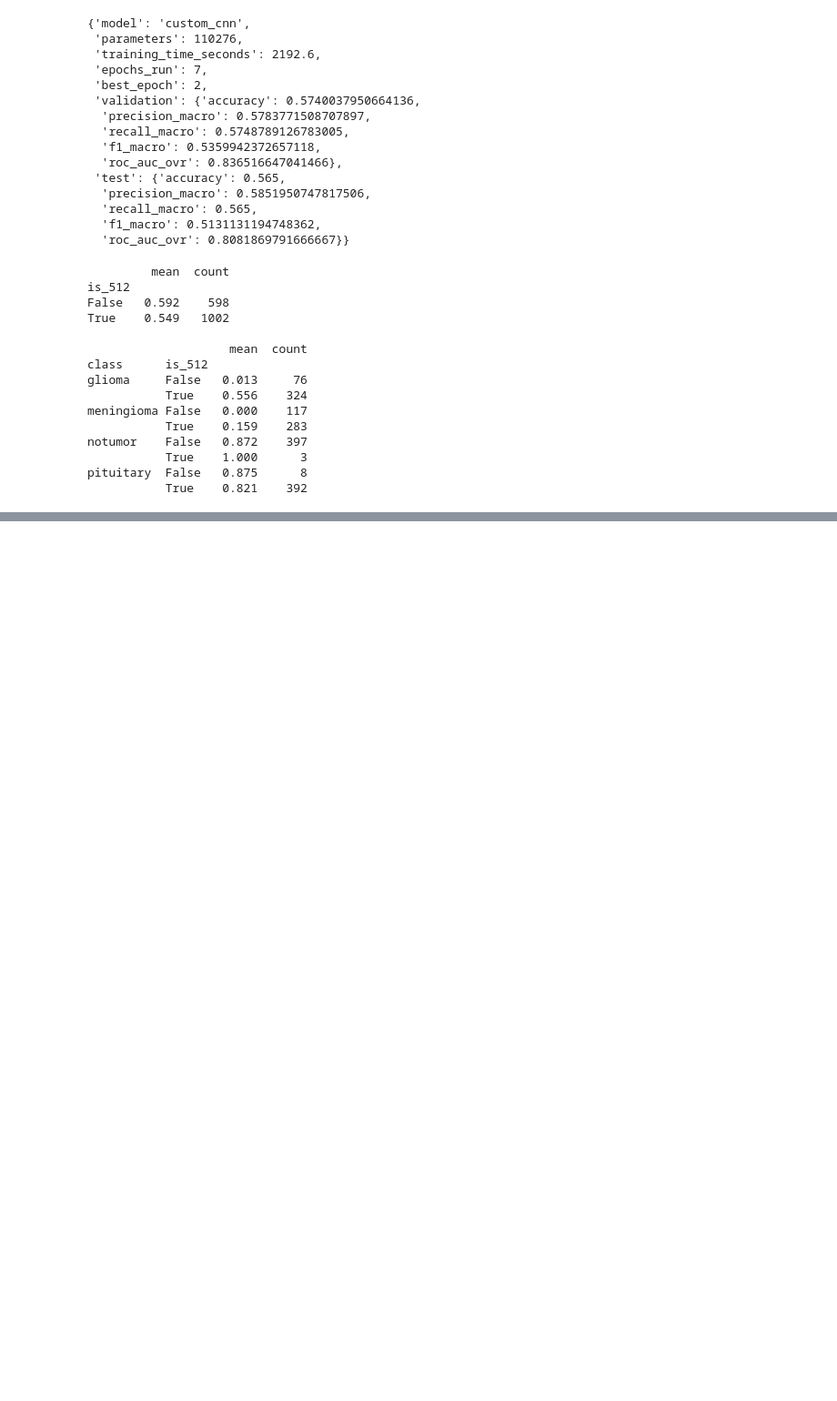
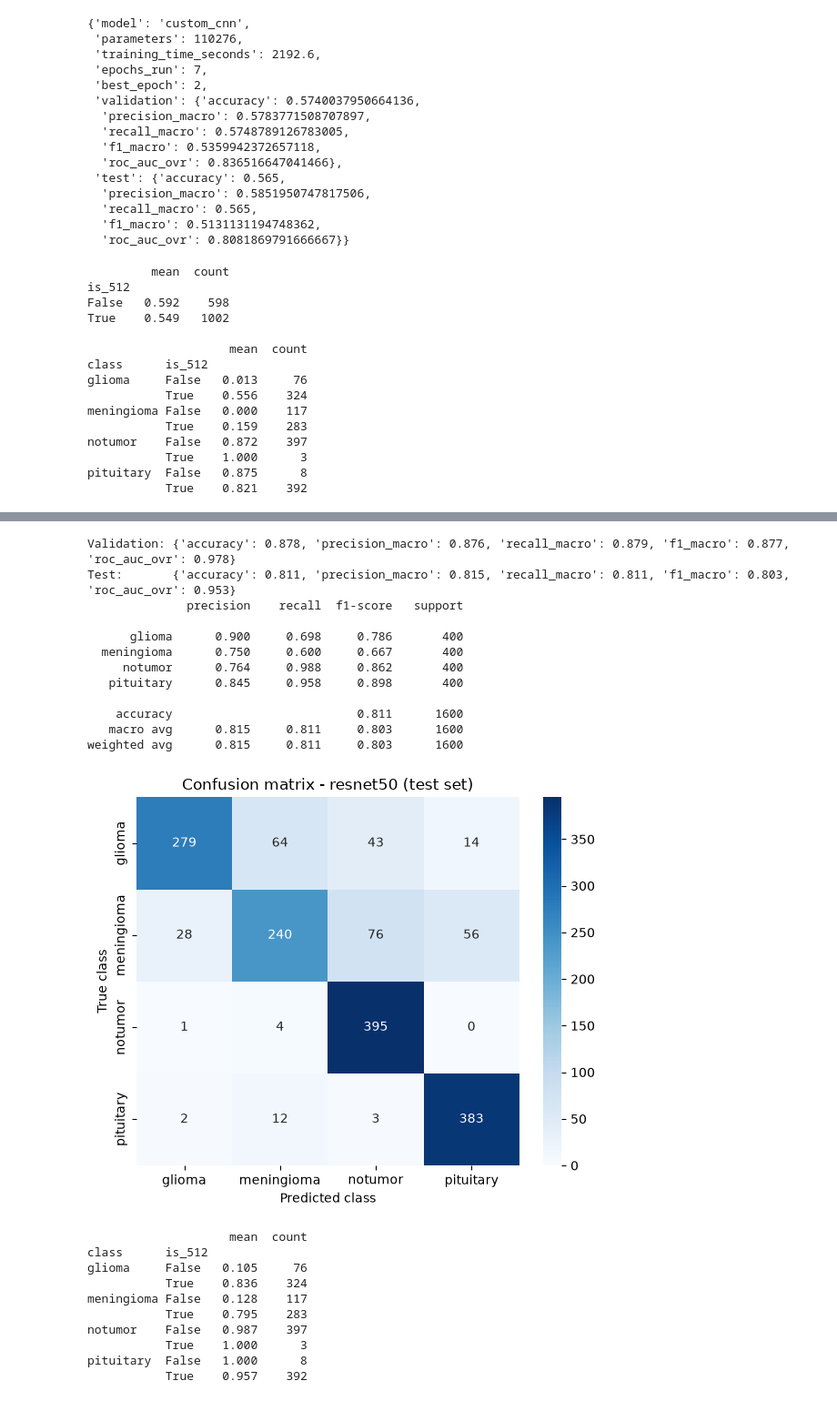
Before and after one commit to Jenik-05/brain-tumor-detection, a Jupyter notebook: notebooks/04_model_training.ipynb, the cells around one changed output, grey strips where cells are left out. Shown at 91% size. Cells and saved outputs as stored; diff of their text form; code cells hidden in the pictures; blank space fills up the shorter version.

Commit message:
ResNet50 transfer learning results

```diff
--- a/notebooks/04_model_training.ipynb
+++ b/notebooks/04_model_training.ipynb
@@ -120,0 +171,42 @@ pituitary  False   0.875      8
+# %%
+MODEL_NAME = "resnet50"
+
+y_val, pred_val, prob_val = metrics.predict_dataset(model, val_ds)
+y_test, pred_test, prob_test = metrics.predict_dataset(model, test_ds)
+val_metrics = metrics.compute_metrics(y_val, pred_val, prob_val)
+test_metrics = metrics.compute_metrics(y_test, pred_test, prob_test)
+print("Validation:", {k: round(v, 3) for k, v in val_metrics.items()})
+print("Test:      ", {k: round(v, 3) for k, v in test_metrics.items()})
+print(metrics.get_classification_report(y_test, pred_test))
+plot_confusion_matrix(y_test, pred_test, MODEL_NAME)
+evaluation.save_results(MODEL_NAME, val_metrics, test_metrics, seconds,
+                        history_df, model.count_params())
+
+check = test_df.copy()
+check["correct"] = (y_test == pred_test)
+check["is_512"] = (check["width"] == 512) & (check["height"] == 512)
+print(check.groupby(["class", "is_512"])["correct"].agg(["mean", "count"]).round(3))
+# %% [output]
+Validation: {'accuracy': 0.878, 'precision_macro': 0.876, 'recall_macro': 0.879, 'f1_macro': 0.877, 'roc_auc_ovr': 0.978}
+Test:       {'accuracy': 0.811, 'precision_macro': 0.815, 'recall_macro': 0.811, 'f1_macro': 0.803, 'roc_auc_ovr': 0.953}
+              precision    recall  f1-score   support
+
+      glioma      0.900     0.698     0.786       400
+  meningioma      0.750     0.600     0.667       400
+     notumor      0.764     0.988     0.862       400
+   pituitary      0.845     0.958     0.898       400
+
+    accuracy                          0.811      1600
+   macro avg      0.815     0.811     0.803      1600
+weighted avg      0.815     0.811     0.803      1600
+[figure, added]
+                    mean  count
+class      is_512
+glioma     False   0.105     76
+           True    0.836    324
+meningioma False   0.128    117
+           True    0.795    283
+notumor    False   0.987    397
+           True    1.000      3
+pituitary  False   1.000      8
+           True    0.957    392
```
Also changed, not shown: parts of 2 cells of this notebook, 5 other files.
